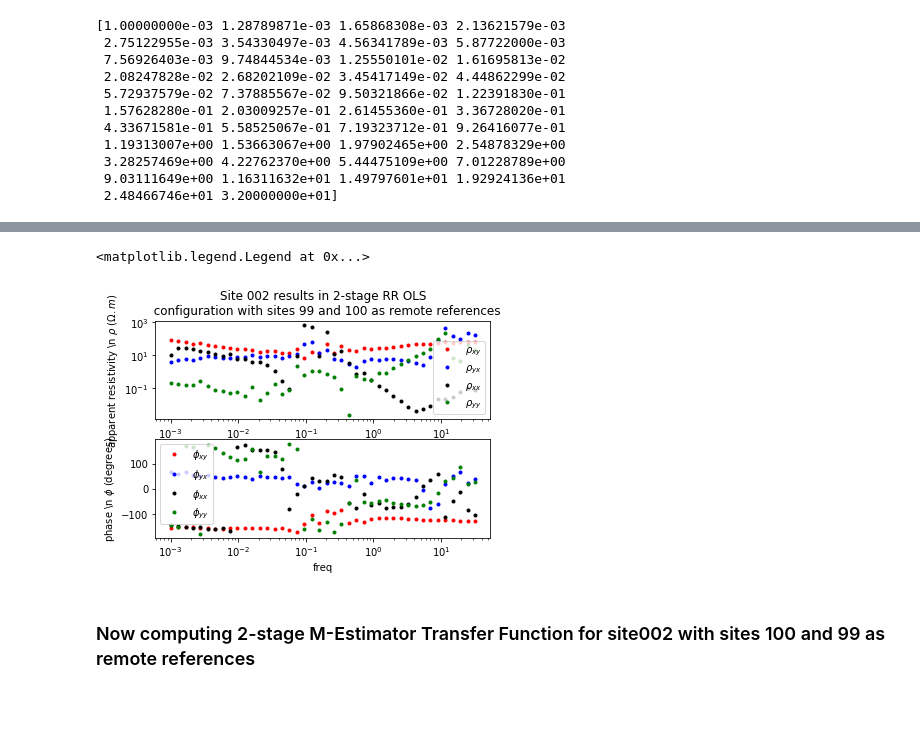
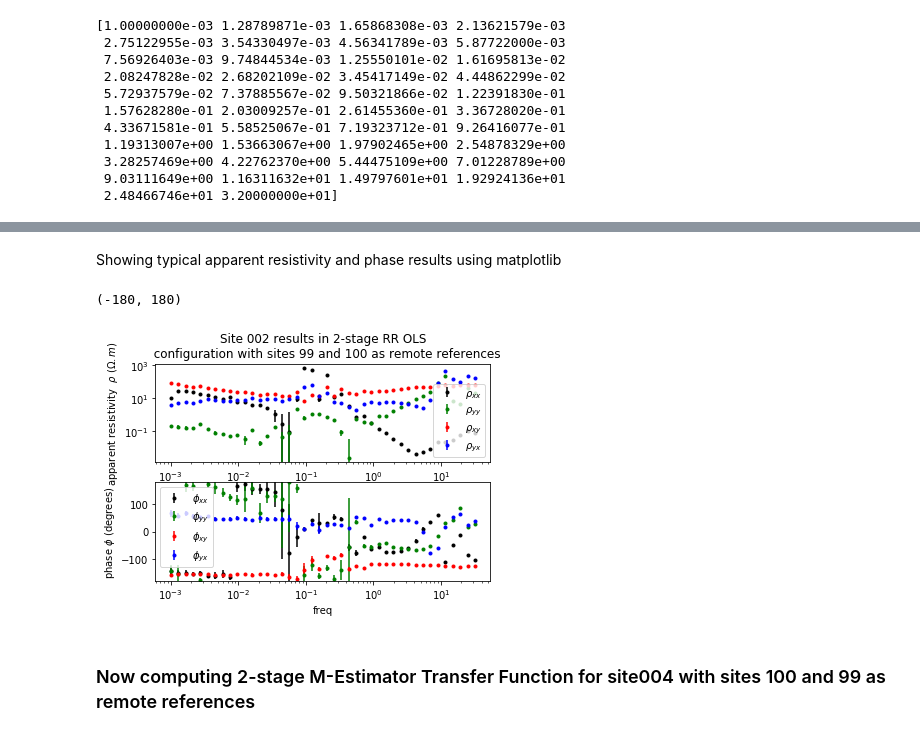
Before and after one commit to BRGM/razorback, a Jupyter notebook: docs/source/tutorials/survey-study.ipynb, the cells around one changed output, grey strips where cells are left out. Saved outputs shown, nothing was run; the diff lists cells and outputs as text; code cells hidden in the pictures; blank space fills up the shorter version.

```diff
--- a/docs/source/tutorials/survey-study.ipynb
+++ b/docs/source/tutorials/survey-study.ipynb
@@ -198,28 +230,42 @@ starting frequency 19.2924
 starting frequency 24.8467
 starting frequency 32
 (42, 2, 2)
-# %%
-fig = plt.figure()
-ax = plt.subplot(2, 1, 1)
-plt.loglog(freq,1e12*np.abs(ImpOLS.impedance[:,0,1])**2/freq,'r.',label=r'$\rho_{xy}$')
-plt.loglog(freq,1e12*np.abs(ImpOLS.impedance[:,1,0])**2/freq,'b.',label=r'$\rho_{yx}$')
-plt.loglog(freq,1e12*np.abs(ImpOLS.impedance[:,0,0])**2/freq,'k.',label=r'$\rho_{xx}$')
-plt.loglog(freq,1e12*np.abs(ImpOLS.impedance[:,1,1])**2/freq,'g.',label=r'$\rho_{yy}$')
-plt.xlabel('freq')
-plt.ylabel(r'apparent resistivity \n $\rho$ ($\Omega.m$)');
-plt.legend()
-
-plt.title('Site 002 results in 2-stage RR OLS\n  configuration with sites 99 and 100 as remote references')
-ax = plt.subplot(2, 1, 2)
-plt.semilogx(freq,np.angle(ImpOLS.impedance[:,0,1],deg=1),'r.',label=r'$\phi_{xy}$')
-plt.semilogx(freq,np.angle(ImpOLS.impedance[:,1,0],deg=1),'b.',label=r'$\phi_{yx}$')
-plt.semilogx(freq,np.angle(ImpOLS.impedance[:,0,0],deg=1),'k.',label=r'$\phi_{xx}$')
-plt.semilogx(freq,np.angle(ImpOLS.impedance[:,1,1],deg=1),'g.',label=r'$\phi_{yy}$')
-plt.xlabel('freq')
-plt.ylabel(r'phase \n $\phi$ (degrees)');
-plt.legend()
-# %% [output]
-<matplotlib.legend.Legend at 0x...>
-[figure, removed]
+# %% [markdown]
+Showing typical apparent resistivity and phase results using matplotlib
+# %%
+res = ImpOLS
+rho = 1e12 * np.abs(res.impedance)**2 / freq[:, None, None]
+rho_err = 1e12 * np.abs(res.error)**2 / freq[:, None, None]
+phi = np.angle(res.impedance, deg=True)
+rad_err = np.arcsin(res.error/abs(res.impedance))
+rad_err[np.isnan(rad_err)] = np.pi
+phi_err = np.rad2deg(rad_err)
+
+fig = plt.figure()
+ax = plt.subplot(2, 1, 1)
+ax.set_xscale("log", nonposx='clip')
+ax.set_yscale("log", nonposy='clip')
+ax.errorbar(freq, rho[:,0,0], yerr=rho_err[:,0,0], fmt='k.', label=r'$\rho_{xx}$')
+ax.errorbar(freq, rho[:,1,1], yerr=rho_err[:,1,1], fmt='g.', label=r'$\rho_{yy}$')
+ax.errorbar(freq, rho[:,0,1], yerr=rho_err[:,0,1], fmt='r.', label=r'$\rho_{xy}$')
+ax.errorbar(freq, rho[:,1,0], yerr=rho_err[:,1,0], fmt='b.', label=r'$\rho_{yx}$')
+plt.xlabel('freq')
+plt.ylabel(r'apparent resistivity  $\rho$ ($\Omega.m$)');
+plt.legend()
+
+plt.title('Site 002 results in 2-stage RR OLS\n  configuration with sites 99 and 100 as remote references')
+ax = plt.subplot(2, 1, 2)
+ax.set_xscale("log", nonposx='clip')
+ax.errorbar(freq, phi[:,0,0], yerr=phi_err[:,0,0], fmt='k.', label=r'$\phi_{xx}$')
+ax.errorbar(freq, phi[:,1,1], yerr=phi_err[:,1,1], fmt='g.', label=r'$\phi_{yy}$')
+ax.errorbar(freq, phi[:,0,1], yerr=phi_err[:,0,1], fmt='r.', label=r'$\phi_{xy}$')
+ax.errorbar(freq, phi[:,1,0], yerr=phi_err[:,1,0], fmt='b.', label=r'$\phi_{yx}$')
+plt.xlabel('freq')
+plt.ylabel(r'phase $\phi$ (degrees)');
+plt.legend()
+plt.ylim(-180, 180)
+# %% [output]
+(-180, 180)
+[figure, added]
 # %% [markdown]
-### Now computing 2-stage M-Estimator Transfer Function for site002 with sites 100 and 99 as remote references
+### Now computing 2-stage M-Estimator Transfer Function for site004 with sites 100 and 99 as remote references
```
Also changed, not shown: parts of 39 cells of this notebook, 3 other files.
